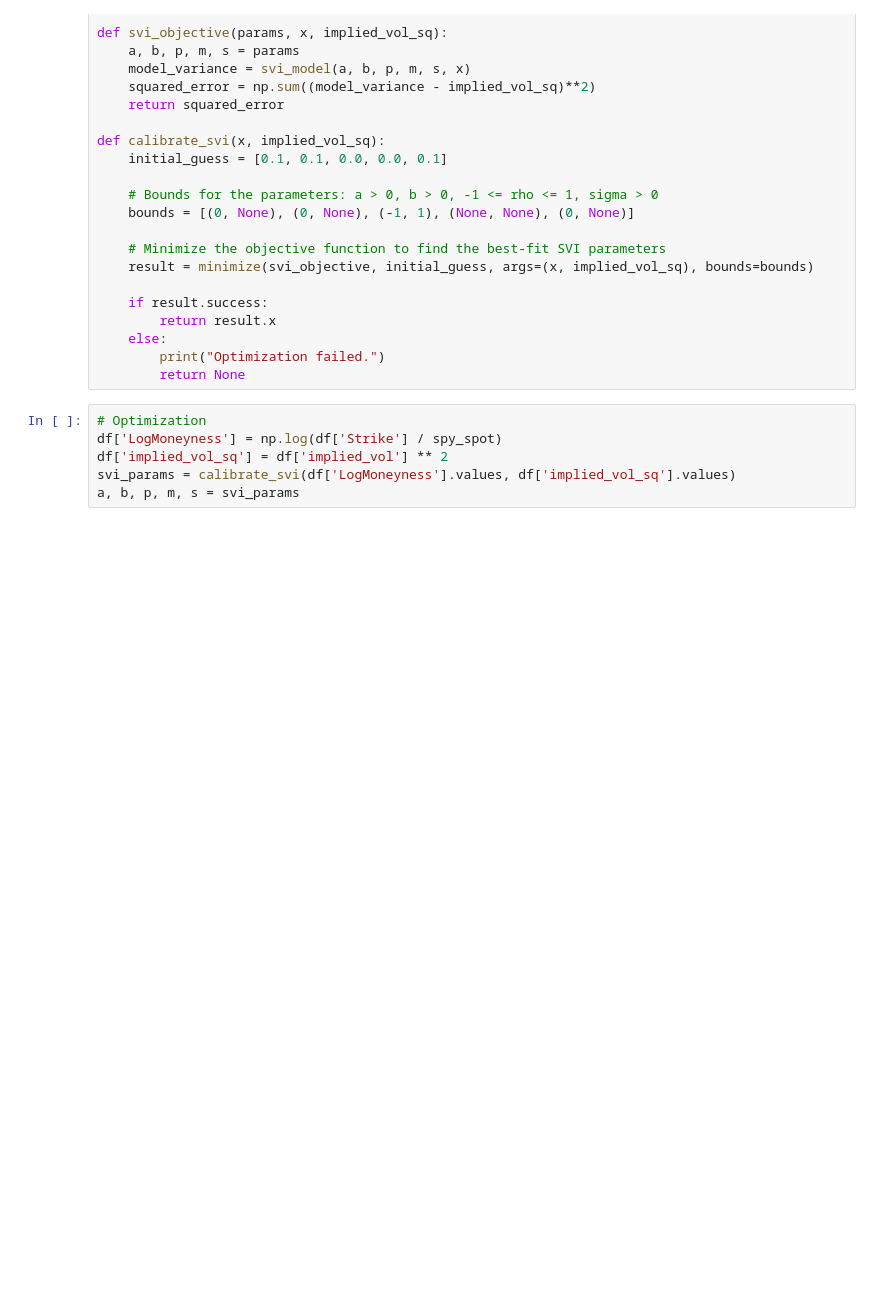
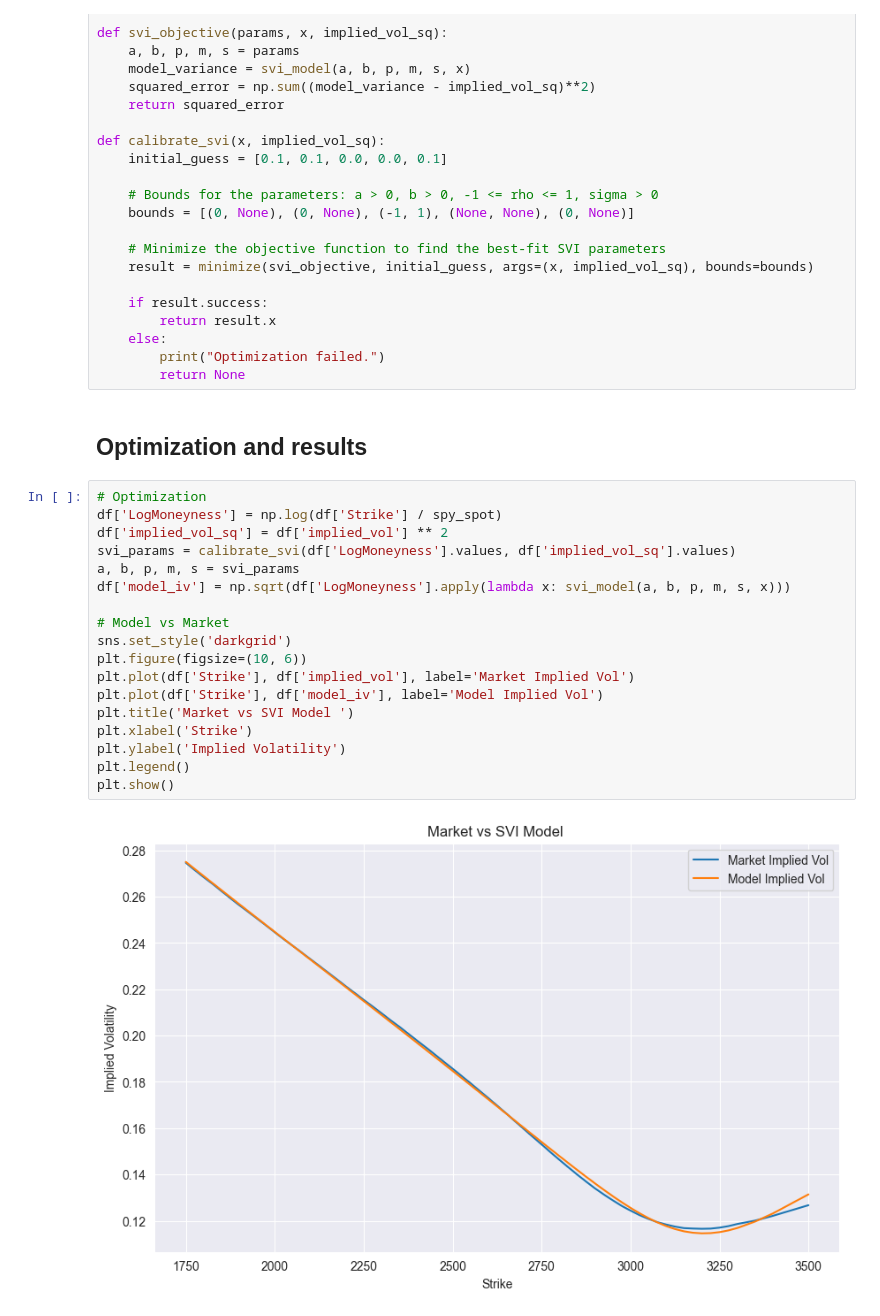
Before and after one commit to alvaroromo9/SVI-Model-Implied-Volatility, a Jupyter notebook: Implied Vols/iv_svi_model.ipynb, the cells around one changed output. Cells and saved outputs as stored; diff of their text form; blank space fills up the shorter version.

```diff
--- a/Implied Vols/iv_svi_model.ipynb
+++ b/Implied Vols/iv_svi_model.ipynb
@@ -152,9 +174,25 @@ def calibrate_svi(x, implied_vol_sq):
     else:
         print("Optimization failed.")
         return None
+# %% [markdown]
+## Optimization and results
 # %%
 # Optimization
 df['LogMoneyness'] = np.log(df['Strike'] / spy_spot)
 df['implied_vol_sq'] = df['implied_vol'] ** 2
 svi_params = calibrate_svi(df['LogMoneyness'].values, df['implied_vol_sq'].values)
 a, b, p, m, s = svi_params
+df['model_iv'] = np.sqrt(df['LogMoneyness'].apply(lambda x: svi_model(a, b, p, m, s, x)))
+
+# Model vs Market
+sns.set_style('darkgrid')
+plt.figure(figsize=(10, 6))
+plt.plot(df['Strike'], df['implied_vol'], label='Market Implied Vol')
+plt.plot(df['Strike'], df['model_iv'], label='Model Implied Vol')
+plt.title('Market vs SVI Model ')
+plt.xlabel('Strike')
+plt.ylabel('Implied Volatility')
+plt.legend()
+plt.show()
+# %% [output]
+[figure, added]
```
Also changed, not shown: parts of 10 cells of this notebook.
